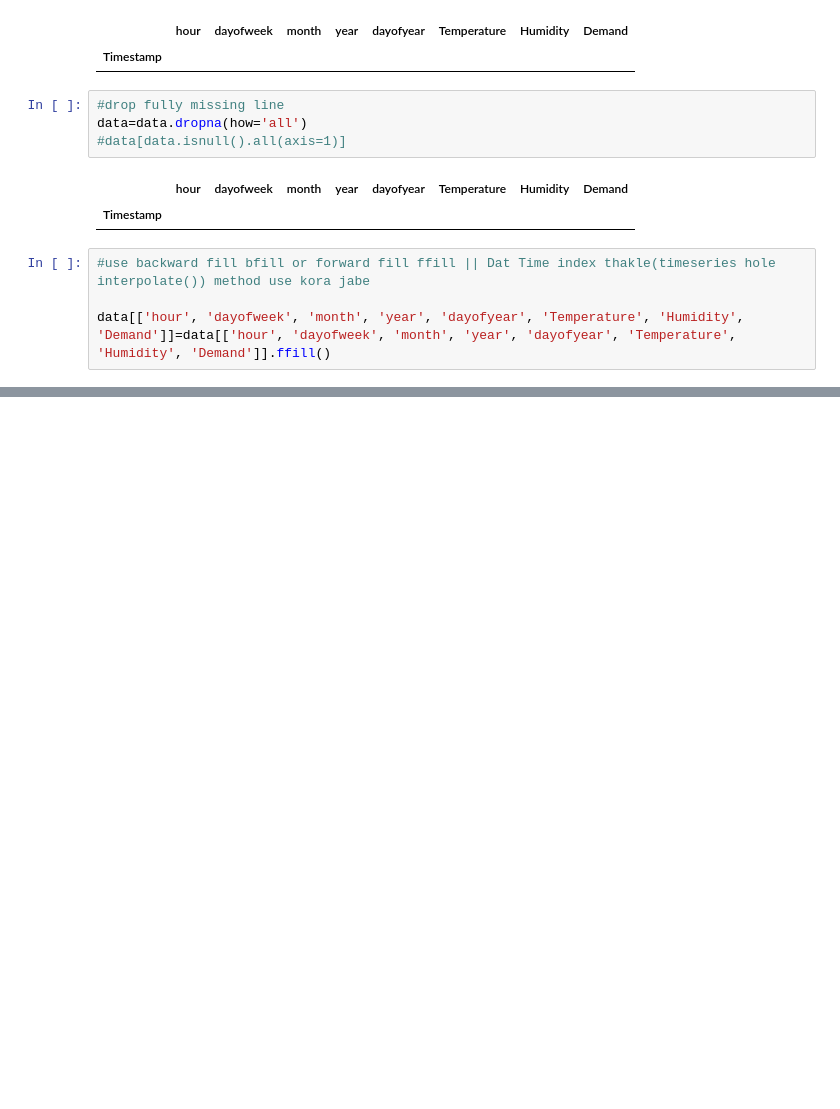
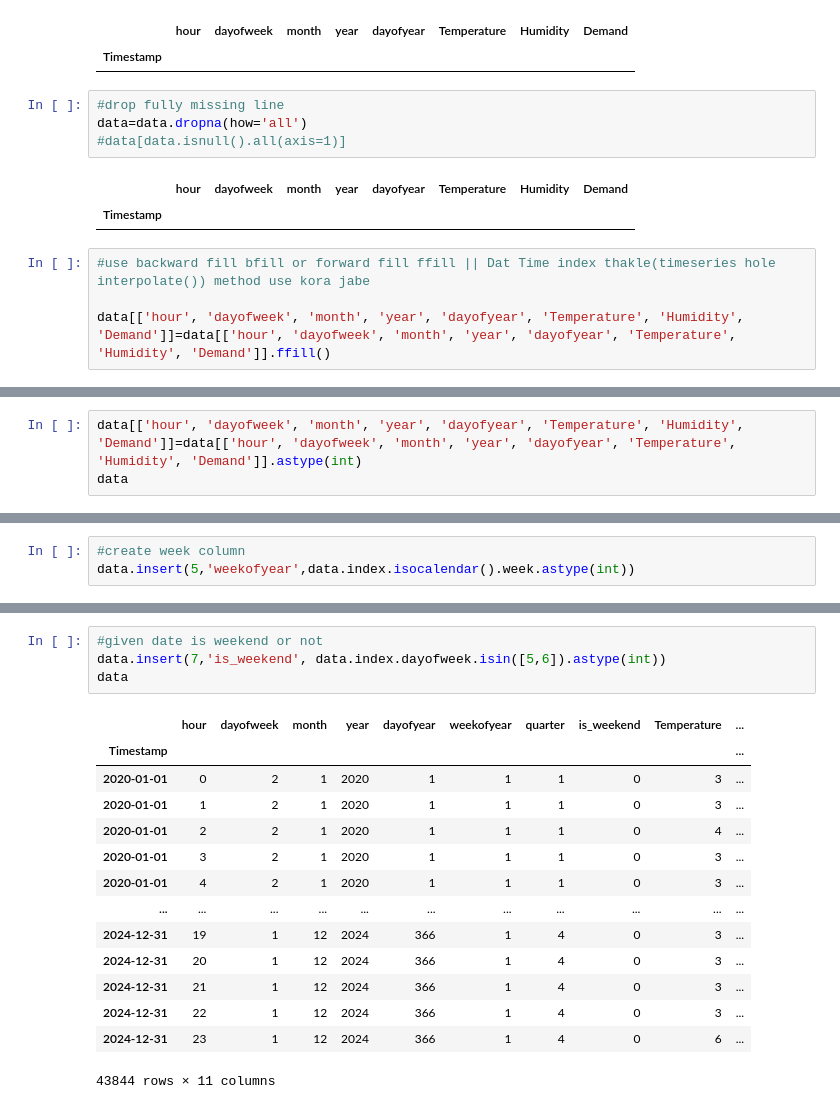
Before and after one commit to abdurrahman16/Electricity-Demand-Forecasting_Model-XGboost-, a Jupyter notebook: Electricity_Demand_Forecasting_Model(XGboost).ipynb, the cells around one changed output, grey strips where cells are left out. Drawn from its saved outputs; the diff is of its cells as text; blank space fills up the shorter version.

```diff
--- a/Electricity_Demand_Forecasting_Model(XGboost).ipynb
+++ b/Electricity_Demand_Forecasting_Model(XGboost).ipynb
@@ -97,0 +118,3 @@ data[['hour', 'dayofweek', 'month', 'year', 'dayofyear', 'Temperature', 'Humidit
+# %%
+data[['hour', 'dayofweek', 'month', 'year', 'dayofyear', 'Temperature', 'Humidity', 'Demand']]=data[['hour', 'dayofweek', 'month', 'year', 'dayofyear', 'Temperature', 'Humidity', 'Demand']].astype(int)
+data
@@ -97,0 +136,3 @@ data[['hour', 'dayofweek', 'month', 'year', 'dayofyear', 'Temperature', 'Humidit
+# %%
+#create week column
+data.insert(5,'weekofyear',data.index.isocalendar().week.astype(int))
@@ -97,0 +157,19 @@ data[['hour', 'dayofweek', 'month', 'year', 'dayofyear', 'Temperature', 'Humidit
+# %%
+#given date is weekend or not
+data.insert(7,'is_weekend', data.index.dayofweek.isin([5,6]).astype(int))
+data
+# %% [output]
+|  | hour | dayofweek | month | year | dayofyear | weekofyear | quarter | is_weekend | Temperature | ... |
+| Timestamp |  |  |  |  |  |  |  |  |  | ... |
+| 2020-01-01 | 0 | 2 | 1 | 2020 | 1 | 1 | 1 | 0 | 3 | ... |
+| 2020-01-01 | 1 | 2 | 1 | 2020 | 1 | 1 | 1 | 0 | 3 | ... |
+| 2020-01-01 | 2 | 2 | 1 | 2020 | 1 | 1 | 1 | 0 | 4 | ... |
+| 2020-01-01 | 3 | 2 | 1 | 2020 | 1 | 1 | 1 | 0 | 3 | ... |
+| 2020-01-01 | 4 | 2 | 1 | 2020 | 1 | 1 | 1 | 0 | 3 | ... |
+| ... | ... | ... | ... | ... | ... | ... | ... | ... | ... | ... |
+| 2024-12-31 | 19 | 1 | 12 | 2024 | 366 | 1 | 4 | 0 | 3 | ... |
+| 2024-12-31 | 20 | 1 | 12 | 2024 | 366 | 1 | 4 | 0 | 3 | ... |
+| 2024-12-31 | 21 | 1 | 12 | 2024 | 366 | 1 | 4 | 0 | 3 | ... |
+| 2024-12-31 | 22 | 1 | 12 | 2024 | 366 | 1 | 4 | 0 | 3 | ... |
+| 2024-12-31 | 23 | 1 | 12 | 2024 | 366 | 1 | 4 | 0 | 6 | ... |
+43844 rows × 11 columns
```
Also changed, not shown: parts of 5 cells of this notebook.
